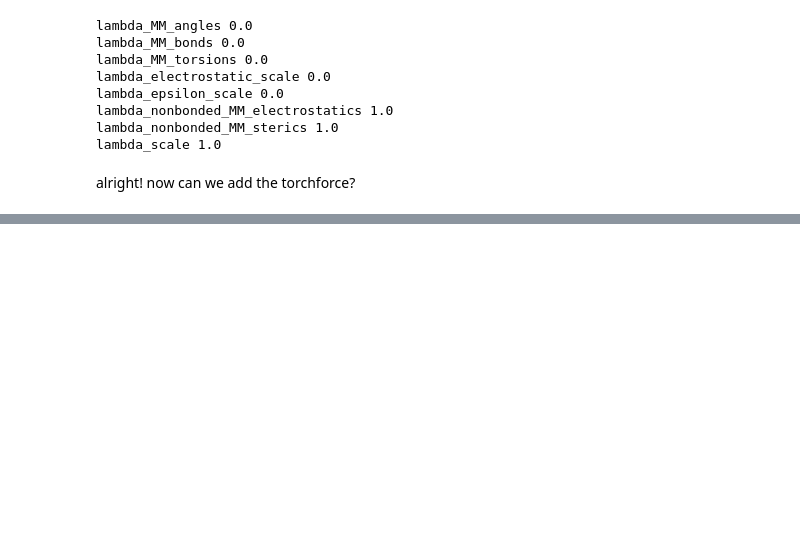
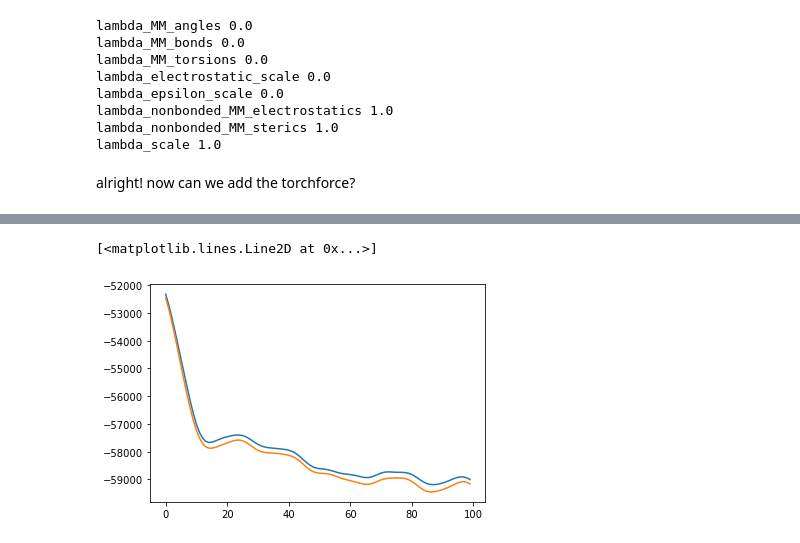
Before and after one commit to choderalab/qmlify, a Jupyter notebook: qmlify/openmm_torch/notebooks/attempt1.ipynb, the cells around one changed output, grey strips where cells are left out. Saved outputs shown, nothing was run; the diff lists cells and outputs as text; code cells hidden in the pictures; blank space fills up the shorter version.

```diff
--- a/qmlify/openmm_torch/notebooks/attempt1.ipynb
+++ b/qmlify/openmm_torch/notebooks/attempt1.ipynb
@@ -173,0 +197,2 @@ species: tensor([[1, 1, 1, 1, 1, 1, 1, 1, 1, 3, 1, 3, 0, 0, 0, 0, 0, 0, 0, 0, 0,
+# %%
+swig_params = ml_context.getParameters()
@@ -173,0 +207,3 @@ species: tensor([[1, 1, 1, 1, 1, 1, 1, 1, 1, 3, 1, 3, 0, 0, 0, 0, 0, 0, 0, 0, 0,
+# %%
+for i in swig_params:
+    print(i, swig_params[i])
@@ -173,0 +221,7 @@ species: tensor([[1, 1, 1, 1, 1, 1, 1, 1, 1, 3, 1, 3, 0, 0, 0, 0, 0, 0, 0, 0, 0,
+# %%
+ml_energies, energies = [], []
+for i in tqdm.trange(100):
+    ml_int.step(1)
+    alch_int.step(1)
+    ml_energies.append(ml_context.getState(getEnergy=True).getPotentialEnergy())
+    energies.append(alch_context.getState(getEnergy=True).getPotentialEnergy())
@@ -173,0 +241,9 @@ species: tensor([[1, 1, 1, 1, 1, 1, 1, 1, 1, 3, 1, 3, 0, 0, 0, 0, 0, 0, 0, 0, 0,
+# %%
+ml_energies = [energy.value_in_unit_system(unit.md_unit_system) for energy in ml_energies]
+energies = [energy.value_in_unit_system(unit.md_unit_system) for energy in energies]
+# %%
+plt.plot(ml_energies)
+plt.plot(energies)
+# %% [output]
+[<matplotlib.lines.Line2D at 0x...>]
+[figure, added]
```
Also changed, not shown: parts of 13 cells of this notebook.
